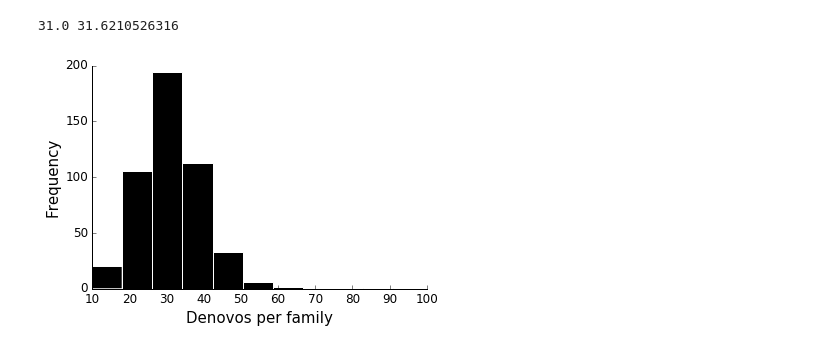
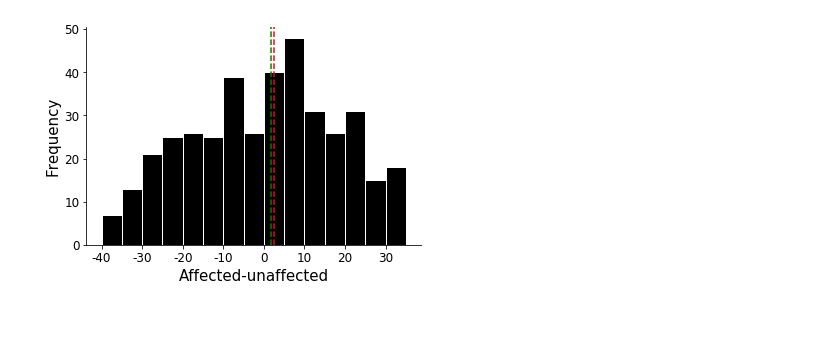
Before and after one commit to gymreklab/ssc-imputation, a Jupyter notebook: denovos2/notebooks/DenovosByFamily.ipynb, the cells around one changed output. Cells and saved outputs as stored; diff of their text form; code cells hidden in the pictures; blank space fills up the shorter version.

```diff
--- a/denovos2/notebooks/DenovosByFamily.ipynb
+++ b/denovos2/notebooks/DenovosByFamily.ipynb
@@ -10,0 +15,2 @@ WARNING: pylab import has clobbered these variables: ['diff']
+# %%
+RESDIR="/storage/mgymrek/ssc-denovos/denovos2/denovocalls/"
@@ -10,0 +51,21 @@ WARNING: pylab import has clobbered these variables: ['diff']
+# %%
+byfamily = byfamily.sort("denovos")
+buf = 10
+fig = plt.figure()
+ax = fig.add_subplot(111)
+ax.scatter(byfamily["unaffected"], byfamily["affected"])
+
+ax.spines['right'].set_visible(False)
+ax.spines['top'].set_visible(False)
+ax.yaxis.set_ticks_position('left')
+ax.xaxis.set_ticks_position('bottom')
+
+ax.set_xlabel("Unaffected", size=15)
+ax.set_ylabel("Affected", size=15)
+minval=min(list(byfamily["affected"])+list(byfamily["unaffected"]))
+maxval=max(list(byfamily["affected"])+list(byfamily["unaffected"]))
+ax.plot([minval, maxval],[minval,maxval], color="gray", linestyle="dashed")
+ax.set_xlim(left=min(byfamily["unaffected"])-buf, right=max(byfamily["unaffected"])+buf)
+ax.set_ylim(bottom=min(byfamily["affected"])-buf, top=max(byfamily["affected"])+buf)
+ax.set_xticklabels(ax.get_xticks(), size=12);
+ax.set_yticklabels(ax.get_yticks(), size=12);
@@ -11,19 +74,21 @@ WARNING: pylab import has clobbered these variables: ['diff']
 # %%
-# Plot by family
-byfamily = pd.read_csv("../denovos_bylength_byfamily.tab", sep="\t", names=["family","denovos"])
-
+# Histogram of diff in affected-unaffected
 fig = plt.figure()
 ax = fig.add_subplot(111)
-ax.hist(byfamily["denovos"], color="black", edgecolor="white");
-ax.set_xlabel("Denovos per family", size=15);
+diff = byfamily["affected"]-byfamily["unaffected"]
+ax.hist(diff,
+        bins = np.arange(-40, 40, 5),
+        color="black", edgecolor="white");
+ax.set_xlabel("Affected-unaffected", size=15);
 ax.set_ylabel("Frequency", size=15);
 ax.set_xticklabels(map(lambda x: int(x), ax.get_xticks()), size=12);
 ax.set_yticklabels(map(lambda x: int(x), ax.get_yticks()), size=12);
+ax.axvline(np.median(diff), color="red", linestyle="dashed")
+ax.axvline(np.mean(diff), color="green", linestyle="dashed")
 ax.spines['right'].set_visible(False)
 ax.spines['top'].set_visible(False)
 ax.yaxis.set_ticks_position('left')
 ax.xaxis.set_ticks_position('bottom')
-print np.median(byfamily["denovos"]), np.mean(byfamily["denovos"])
+#print np.median(diff), np.mean(diff)
 # %% [output]
-31.0 31.6210526316
-[figure, old version]
+[figure, new version]
```
Also changed, not shown: parts of 12 cells of this notebook, 3 other files.
